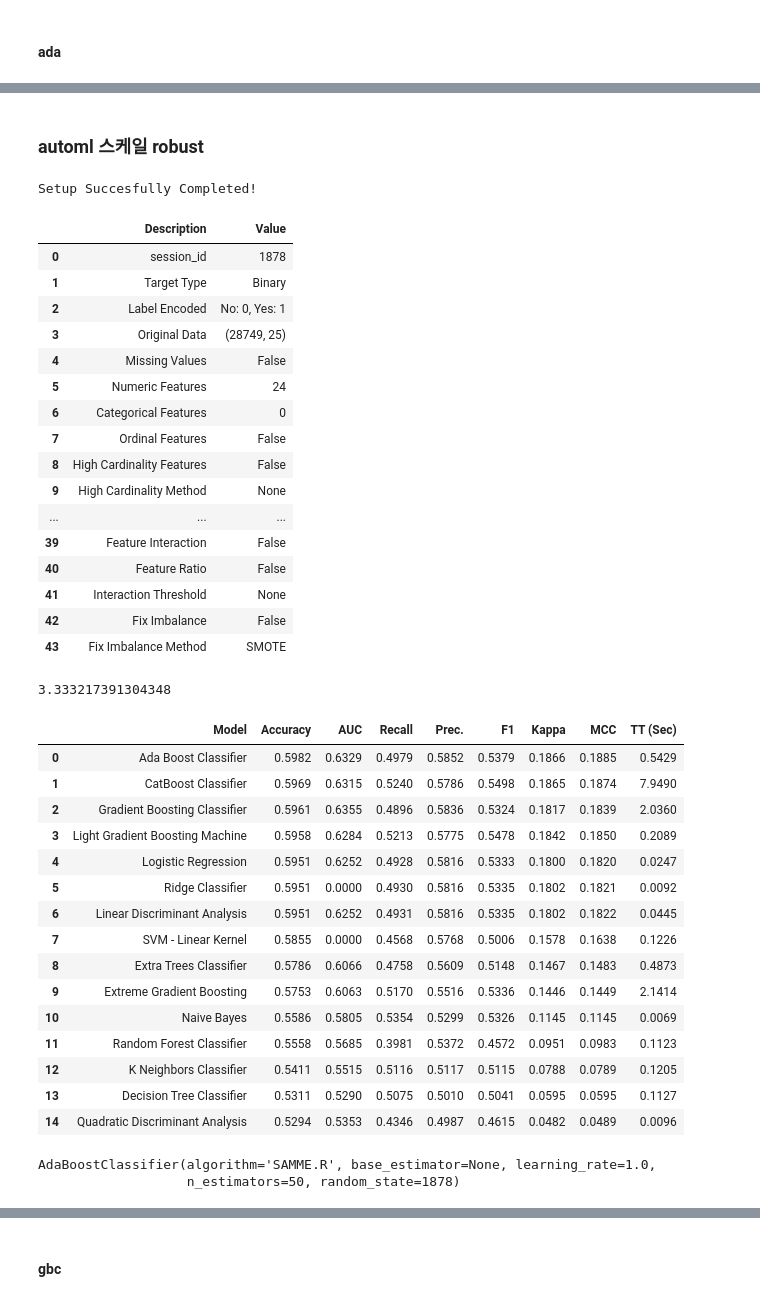
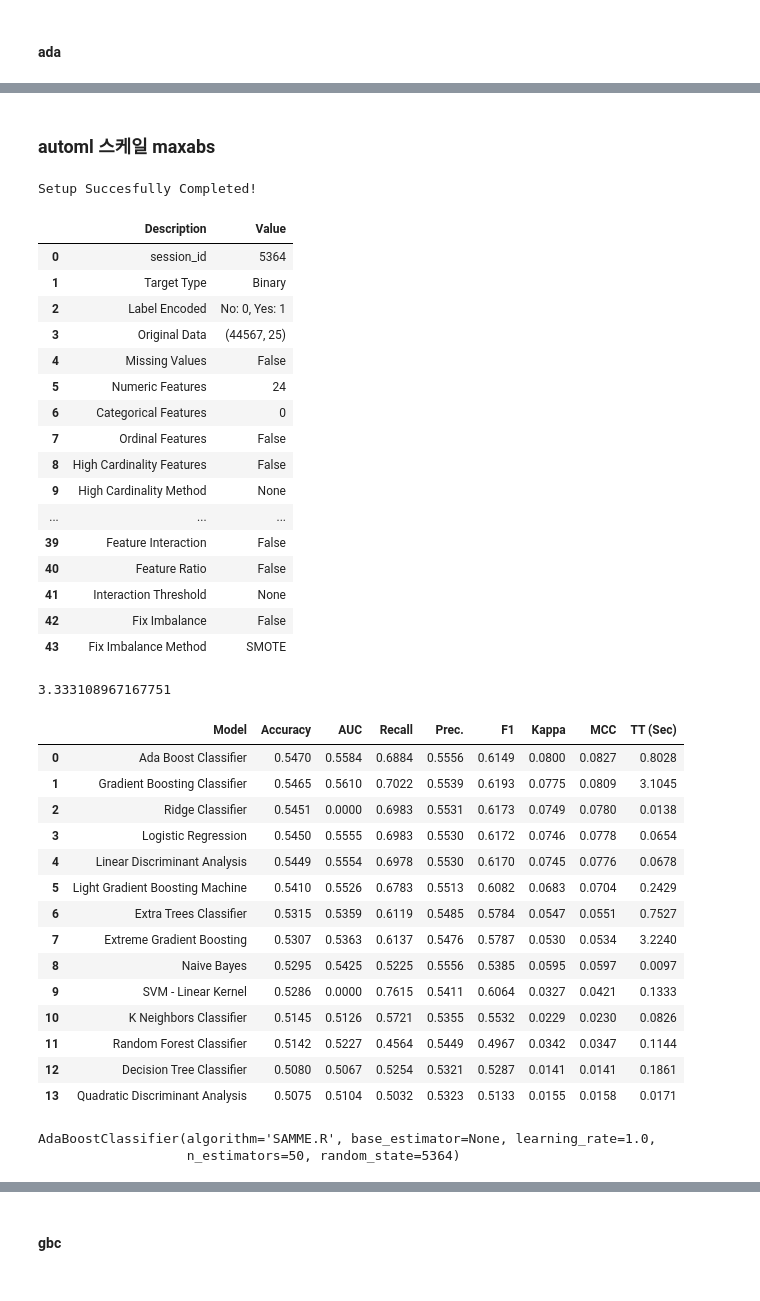
Before and after one commit to dss-14th/ml-repo-3, a Jupyter notebook: yong's/EDA_mach.ipynb, the cells around one changed output, grey strips where cells are left out. Drawn from its saved outputs; the diff is of its cells as text; code cells hidden in the pictures.

```diff
--- a/yong's/EDA_mach.ipynb
+++ b/yong's/EDA_mach.ipynb
@@ -321,18 +666,18 @@ plot_model(estimator = ada, plot = 'feature')
 # %% [markdown]
-### automl 스케일 robust
+### automl 스케일 maxabs
 # %%
 from pycaret.classification import *
 # %%
 # 'voted' 컬럼이 예측 대상이므로 target 인자에 명시
 # 'voted' column is the target variable
-clf = setup(data=df2, target="voted", normalize=True, normalize_method = "robust")
+clf = setup(data=df2, target="voted", normalize=True, normalize_method = "maxabs")
 # %% [output]
 Setup Succesfully Completed!
 |  | Description | Value |
-| 0 | session_id | 1878 |
+| 0 | session_id | 5364 |
 | 1 | Target Type | Binary |
 | 2 | Label Encoded | No: 0, Yes: 1 |
-| 3 | Original Data | (28749, 25) |
+| 3 | Original Data | (44567, 25) |
 | 4 | Missing Values | False |
 | 5 | Numeric Features | 24 |
 | 6 | Categorical Features | 0 |
@@ -347,27 +692,26 @@ Setup Succesfully Completed!
 | 43 | Fix Imbalance Method | SMOTE |
 # %%
 # train test 7:3
-(20124 + 8625)/8625
+(31196 + 13371)/13371
 # %% [output]
-3.333217391304348
+3.333108967167751
 # %%
-compare_models()
+compare_models(exclude=['catboost'])
 # %% [output]
 |  | Model | Accuracy | AUC | Recall | Prec. | F1 | Kappa | MCC | TT (Sec) |
-| 0 | Ada Boost Classifier | 0.5982 | 0.6329 | 0.4979 | 0.5852 | 0.5379 | 0.1866 | 0.1885 | 0.5429 |
-| 1 | CatBoost Classifier | 0.5969 | 0.6315 | 0.5240 | 0.5786 | 0.5498 | 0.1865 | 0.1874 | 7.9490 |
-| 2 | Gradient Boosting Classifier | 0.5961 | 0.6355 | 0.4896 | 0.5836 | 0.5324 | 0.1817 | 0.1839 | 2.0360 |
-| 3 | Light Gradient Boosting Machine | 0.5958 | 0.6284 | 0.5213 | 0.5775 | 0.5478 | 0.1842 | 0.1850 | 0.2089 |
-| 4 | Logistic Regression | 0.5951 | 0.6252 | 0.4928 | 0.5816 | 0.5333 | 0.1800 | 0.1820 | 0.0247 |
-| 5 | Ridge Classifier | 0.5951 | 0.0000 | 0.4930 | 0.5816 | 0.5335 | 0.1802 | 0.1821 | 0.0092 |
-| 6 | Linear Discriminant Analysis | 0.5951 | 0.6252 | 0.4931 | 0.5816 | 0.5335 | 0.1802 | 0.1822 | 0.0445 |
-| 7 | SVM - Linear Kernel | 0.5855 | 0.0000 | 0.4568 | 0.5768 | 0.5006 | 0.1578 | 0.1638 | 0.1226 |
-| 8 | Extra Trees Classifier | 0.5786 | 0.6066 | 0.4758 | 0.5609 | 0.5148 | 0.1467 | 0.1483 | 0.4873 |
-| 9 | Extreme Gradient Boosting | 0.5753 | 0.6063 | 0.5170 | 0.5516 | 0.5336 | 0.1446 | 0.1449 | 2.1414 |
-| 10 | Naive Bayes | 0.5586 | 0.5805 | 0.5354 | 0.5299 | 0.5326 | 0.1145 | 0.1145 | 0.0069 |
-| 11 | Random Forest Classifier | 0.5558 | 0.5685 | 0.3981 | 0.5372 | 0.4572 | 0.0951 | 0.0983 | 0.1123 |
-| 12 | K Neighbors Classifier | 0.5411 | 0.5515 | 0.5116 | 0.5117 | 0.5115 | 0.0788 | 0.0789 | 0.1205 |
-| 13 | Decision Tree Classifier | 0.5311 | 0.5290 | 0.5075 | 0.5010 | 0.5041 | 0.0595 | 0.0595 | 0.1127 |
-| 14 | Quadratic Discriminant Analysis | 0.5294 | 0.5353 | 0.4346 | 0.4987 | 0.4615 | 0.0482 | 0.0489 | 0.0096 |
+| 0 | Ada Boost Classifier | 0.5470 | 0.5584 | 0.6884 | 0.5556 | 0.6149 | 0.0800 | 0.0827 | 0.8028 |
+| 1 | Gradient Boosting Classifier | 0.5465 | 0.5610 | 0.7022 | 0.5539 | 0.6193 | 0.0775 | 0.0809 | 3.1045 |
+| 2 | Ridge Classifier | 0.5451 | 0.0000 | 0.6983 | 0.5531 | 0.6173 | 0.0749 | 0.0780 | 0.0138 |
+| 3 | Logistic Regression | 0.5450 | 0.5555 | 0.6983 | 0.5530 | 0.6172 | 0.0746 | 0.0778 | 0.0654 |
+| 4 | Linear Discriminant Analysis | 0.5449 | 0.5554 | 0.6978 | 0.5530 | 0.6170 | 0.0745 | 0.0776 | 0.0678 |
+| 5 | Light Gradient Boosting Machine | 0.5410 | 0.5526 | 0.6783 | 0.5513 | 0.6082 | 0.0683 | 0.0704 | 0.2429 |
+| 6 | Extra Trees Classifier | 0.5315 | 0.5359 | 0.6119 | 0.5485 | 0.5784 | 0.0547 | 0.0551 | 0.7527 |
+| 7 | Extreme Gradient Boosting | 0.5307 | 0.5363 | 0.6137 | 0.5476 | 0.5787 | 0.0530 | 0.0534 | 3.2240 |
+| 8 | Naive Bayes | 0.5295 | 0.5425 | 0.5225 | 0.5556 | 0.5385 | 0.0595 | 0.0597 | 0.0097 |
+| 9 | SVM - Linear Kernel | 0.5286 | 0.0000 | 0.7615 | 0.5411 | 0.6064 | 0.0327 | 0.0421 | 0.1333 |
+| 10 | K Neighbors Classifier | 0.5145 | 0.5126 | 0.5721 | 0.5355 | 0.5532 | 0.0229 | 0.0230 | 0.0826 |
+| 11 | Random Forest Classifier | 0.5142 | 0.5227 | 0.4564 | 0.5449 | 0.4967 | 0.0342 | 0.0347 | 0.1144 |
+| 12 | Decision Tree Classifier | 0.5080 | 0.5067 | 0.5254 | 0.5321 | 0.5287 | 0.0141 | 0.0141 | 0.1861 |
+| 13 | Quadratic Discriminant Analysis | 0.5075 | 0.5104 | 0.5032 | 0.5323 | 0.5133 | 0.0155 | 0.0158 | 0.0171 |
 AdaBoostClassifier(algorithm='SAMME.R', base_estimator=None, learning_rate=1.0,
-                   n_estimators=50, random_state=1878)
+                   n_estimators=50, random_state=5364)
```
Also changed, not shown: parts of 161 cells of this notebook, 1 other file.
